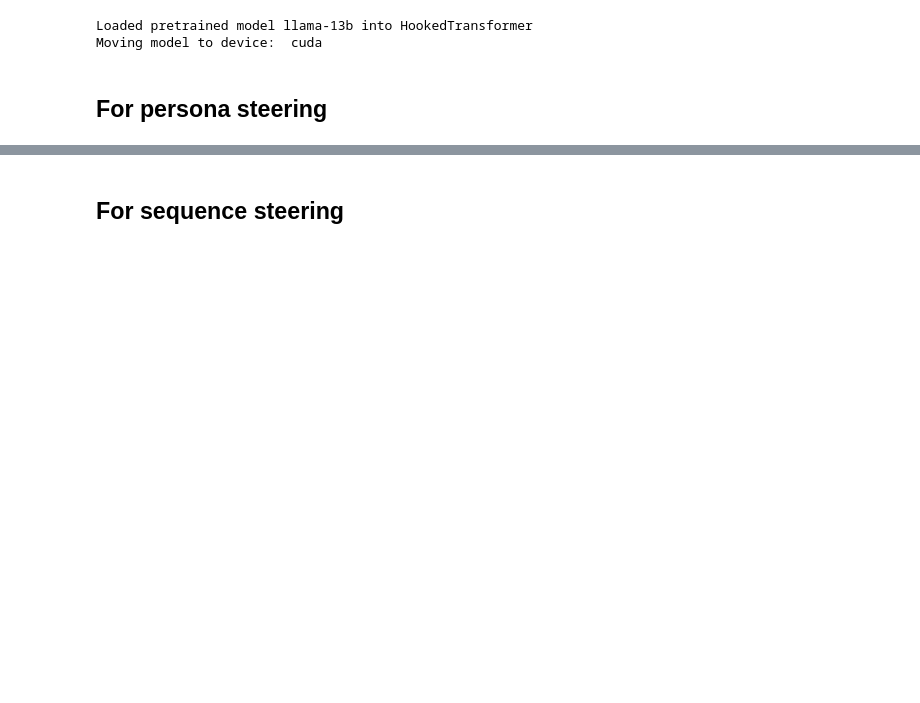
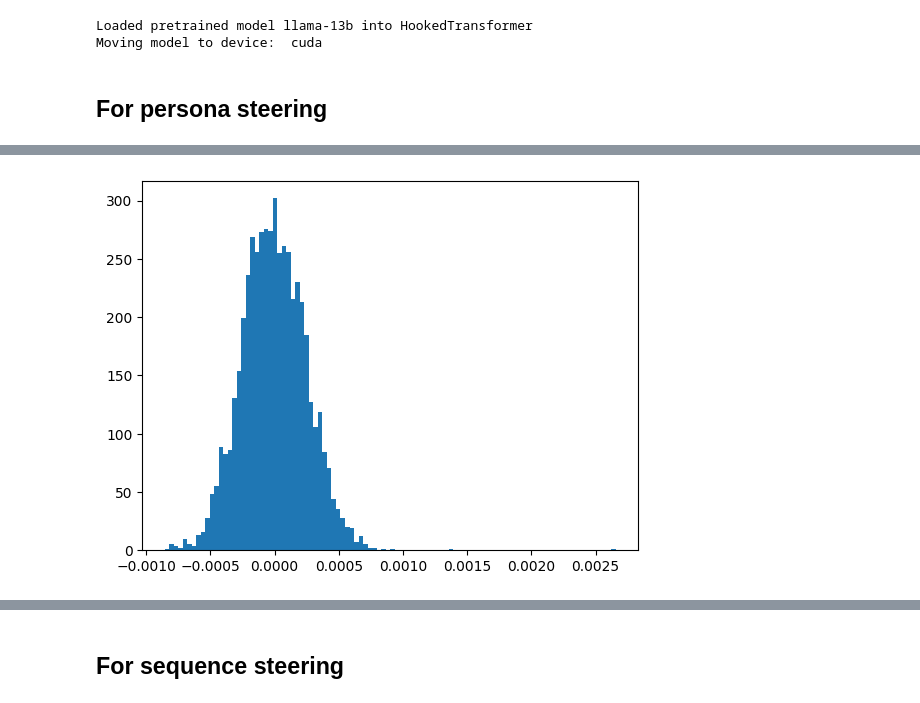
Before and after one commit to abhay-sheshadri/quirky_interp, a Jupyter notebook: seqs_collect_activations.ipynb, the cells around one changed output, grey strips where cells are left out. Cells and saved outputs as stored; diff of their text form; code cells hidden in the pictures; blank space fills up the shorter version.

```diff
--- a/seqs_collect_activations.ipynb
+++ b/seqs_collect_activations.ipynb
@@ -470,0 +169,6 @@ tensor([29901,    13, 29898,  4986, 29931], device='cuda:0')
+# %%
+a, b = steering_vectors_bs_64[15][-1], steering_vectors_bs_1[15][-1]
+# %%
+a = plt.hist(a.cpu(), bins=100)
+# %% [output]
+[figure, added]
```
Also changed, not shown: parts of 31 cells of this notebook, 1 other file.
